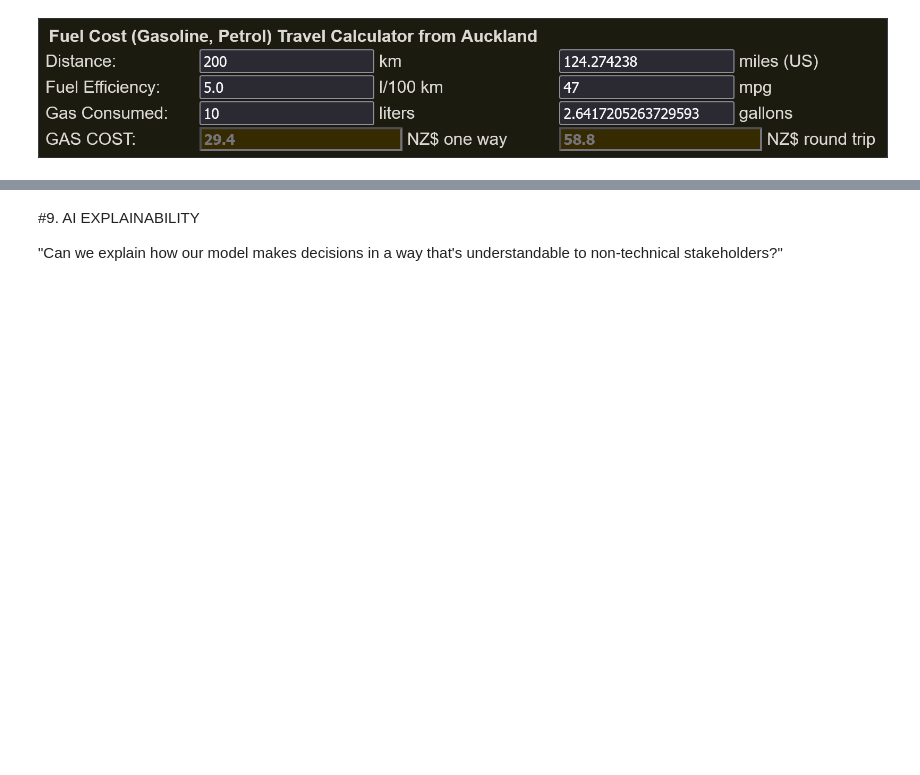
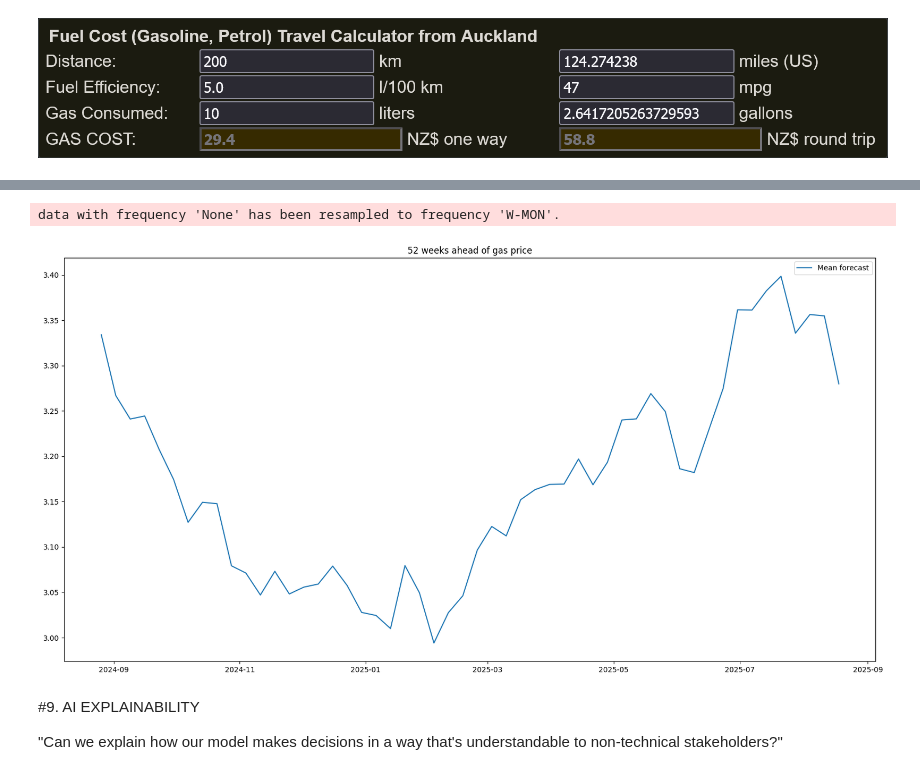
Before and after one commit to mzaoualim/us_gas_price, a Jupyter notebook: notebooks/step_by_step_notebook.ipynb, the cells around one changed output, grey strips where cells are left out. Saved outputs shown, nothing was run; the diff lists cells and outputs as text; code cells hidden in the pictures; blank space fills up the shorter version.

```diff
--- a/notebooks/step_by_step_notebook.ipynb
+++ b/notebooks/step_by_step_notebook.ipynb
@@ -602,3 +654,21 @@ data with frequency 'None' has been resampled to frequency 'W-MON'.
+# %%
+predictions = weighted_Ensemble_Model.predict(data_ag, model='WeightedEnsemble')
+
+plt.figure(figsize=(20, 10))
+
+item_id = "Gas_Price"
+y_pred = predictions.loc[item_id]
+
+plt.plot(np.exp(y_pred["mean"]), label="Mean forecast")
+
+# plt.fill_between(
+#     y_pred.index, np.exp(y_pred["0.1"]), np.exp(y_pred["0.9"]), color="red", alpha=0.1, label=f"10%-90% confidence interval"
+# )
+plt.title('52 weeks ahead of gas price')
+plt.legend();
+# %% [output]
+data with frequency 'None' has been resampled to frequency 'W-MON'.
+[figure, added]
 # %% [markdown]
 #9. AI EXPLAINABILITY
 
```
Also changed, not shown: parts of 5 cells of this notebook.
